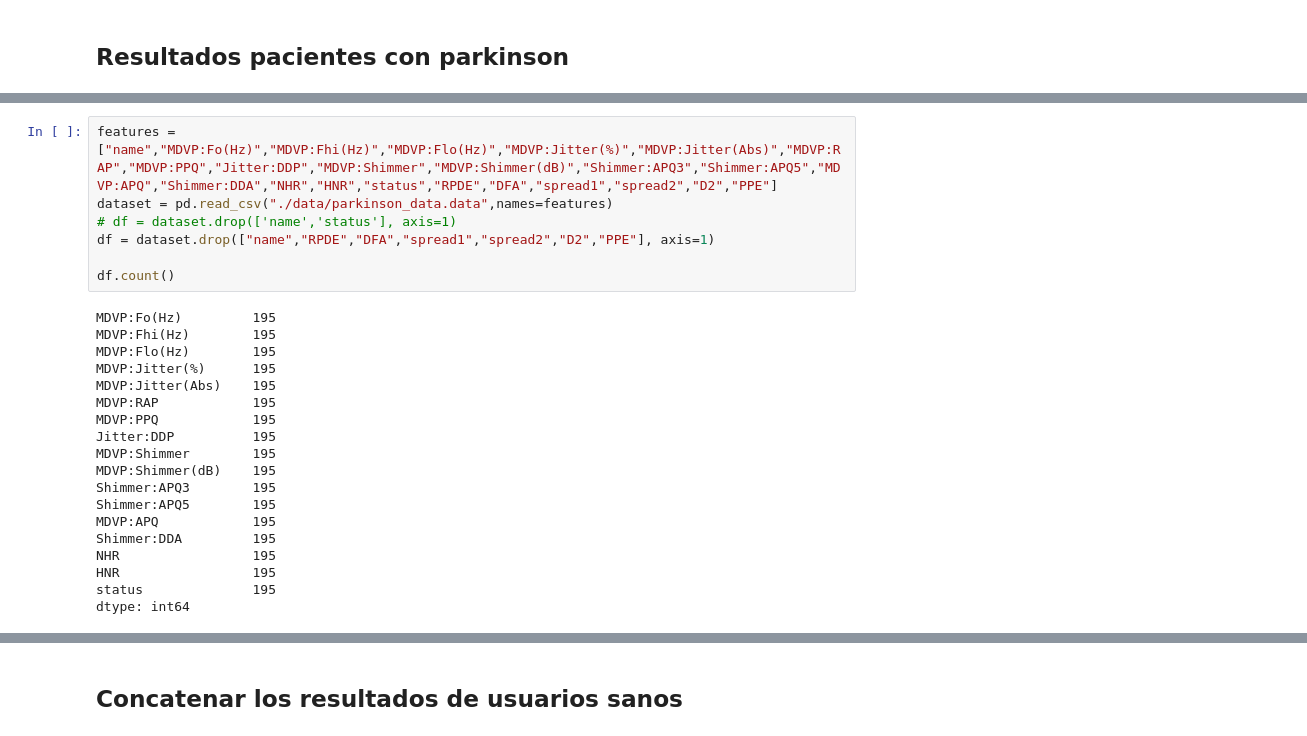
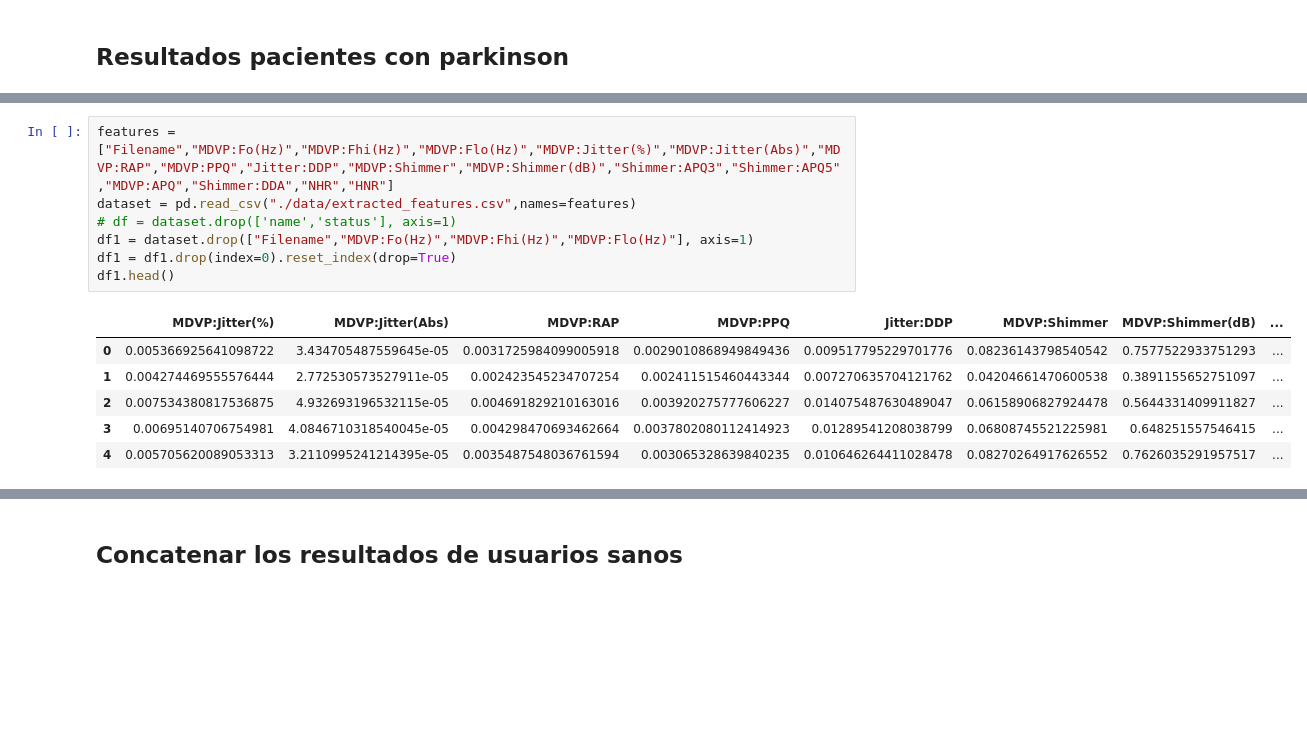
Before and after one commit to lggradosm/parkinson-server, a Jupyter notebook: entrenamiento.ipynb, the cells around one changed output, grey strips where cells are left out. Drawn from its saved outputs; the diff is of its cells as text; blank space fills up the shorter version.

```diff
--- a/entrenamiento.ipynb
+++ b/entrenamiento.ipynb
@@ -26,26 +61,14 @@ import noisereduce as nr
 # %%
-features = ["name","MDVP:Fo(Hz)","MDVP:Fhi(Hz)","MDVP:Flo(Hz)","MDVP:Jitter(%)","MDVP:Jitter(Abs)","MDVP:RAP","MDVP:PPQ","Jitter:DDP","MDVP:Shimmer","MDVP:Shimmer(dB)","Shimmer:APQ3","Shimmer:APQ5","MDVP:APQ","Shimmer:DDA","NHR","HNR","status","RPDE","DFA","spread1","spread2","D2","PPE"]
-dataset = pd.read_csv("./data/parkinson_data.data",names=features)
+features = ["Filename","MDVP:Fo(Hz)","MDVP:Fhi(Hz)","MDVP:Flo(Hz)","MDVP:Jitter(%)","MDVP:Jitter(Abs)","MDVP:RAP","MDVP:PPQ","Jitter:DDP","MDVP:Shimmer","MDVP:Shimmer(dB)","Shimmer:APQ3","Shimmer:APQ5","MDVP:APQ","Shimmer:DDA","NHR","HNR"]
+dataset = pd.read_csv("./data/extracted_features.csv",names=features)
 # df = dataset.drop(['name','status'], axis=1)
-df = dataset.drop(["name","RPDE","DFA","spread1","spread2","D2","PPE"], axis=1)
-
-df.count()
+df1 = dataset.drop(["Filename","MDVP:Fo(Hz)","MDVP:Fhi(Hz)","MDVP:Flo(Hz)"], axis=1)
+df1 = df1.drop(index=0).reset_index(drop=True)
+df1.head()
 # %% [output]
-MDVP:Fo(Hz)         195
-MDVP:Fhi(Hz)        195
-MDVP:Flo(Hz)        195
-MDVP:Jitter(%)      195
-MDVP:Jitter(Abs)    195
-MDVP:RAP            195
-MDVP:PPQ            195
-Jitter:DDP          195
-MDVP:Shimmer        195
-MDVP:Shimmer(dB)    195
-Shimmer:APQ3        195
-Shimmer:APQ5        195
-MDVP:APQ            195
-Shimmer:DDA         195
-NHR                 195
-HNR                 195
-status              195
-dtype: int64
+|  | MDVP:Jitter(%) | MDVP:Jitter(Abs) | MDVP:RAP | MDVP:PPQ | Jitter:DDP | MDVP:Shimmer | MDVP:Shimmer(dB) | ... |
+| 0 | 0.005366925641098722 | 3.434705487559645e-05 | 0.0031725984099005918 | 0.0029010868949849436 | 0.009517795229701776 | 0.08236143798540542 | 0.7577522933751293 | ... |
+| 1 | 0.004274469555576444 | 2.772530573527911e-05 | 0.002423545234707254 | 0.002411515460443344 | 0.007270635704121762 | 0.04204661470600538 | 0.3891155652751097 | ... |
+| 2 | 0.007534380817536875 | 4.932693196532115e-05 | 0.004691829210163016 | 0.003920275777606227 | 0.014075487630489047 | 0.06158906827924478 | 0.5644331409911827 | ... |
+| 3 | 0.00695140706754981 | 4.0846710318540045e-05 | 0.004298470693462664 | 0.0037802080112414923 | 0.01289541208038799 | 0.06808745521225981 | 0.648251557546415 | ... |
+| 4 | 0.005705620089053313 | 3.2110995241214395e-05 | 0.0035487548036761594 | 0.003065328639840235 | 0.010646264411028478 | 0.08270264917626552 | 0.7626035291957517 | ... |
```
Also changed, not shown: parts of 13 cells of this notebook, 22 other files.
